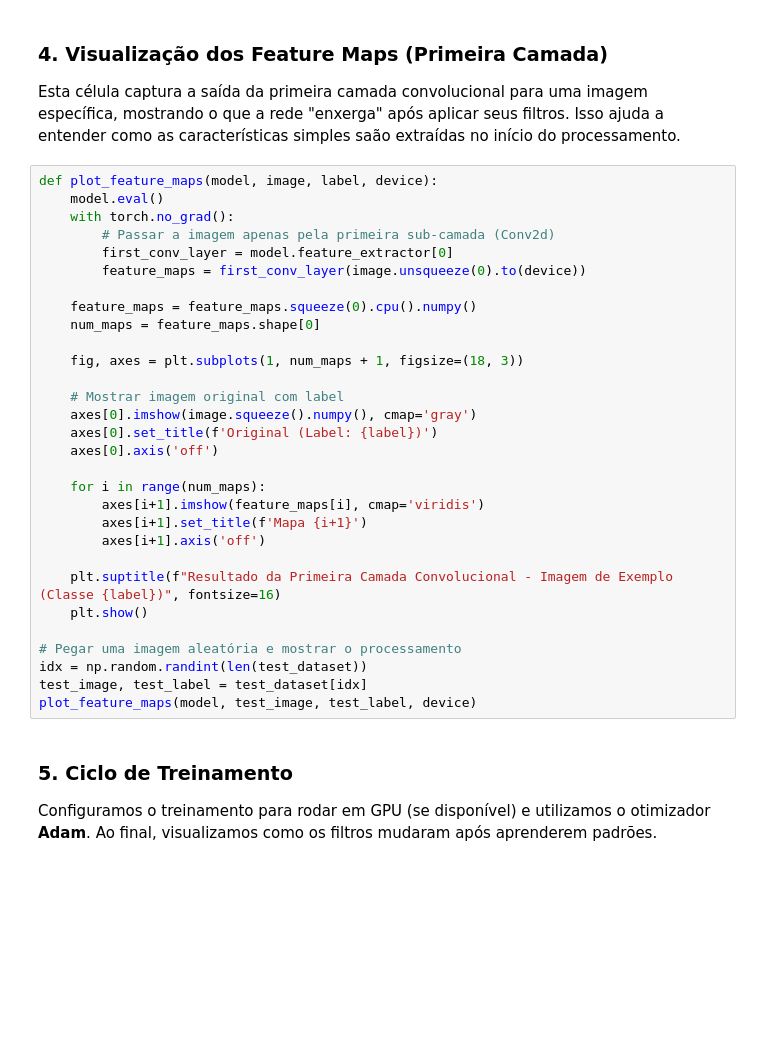
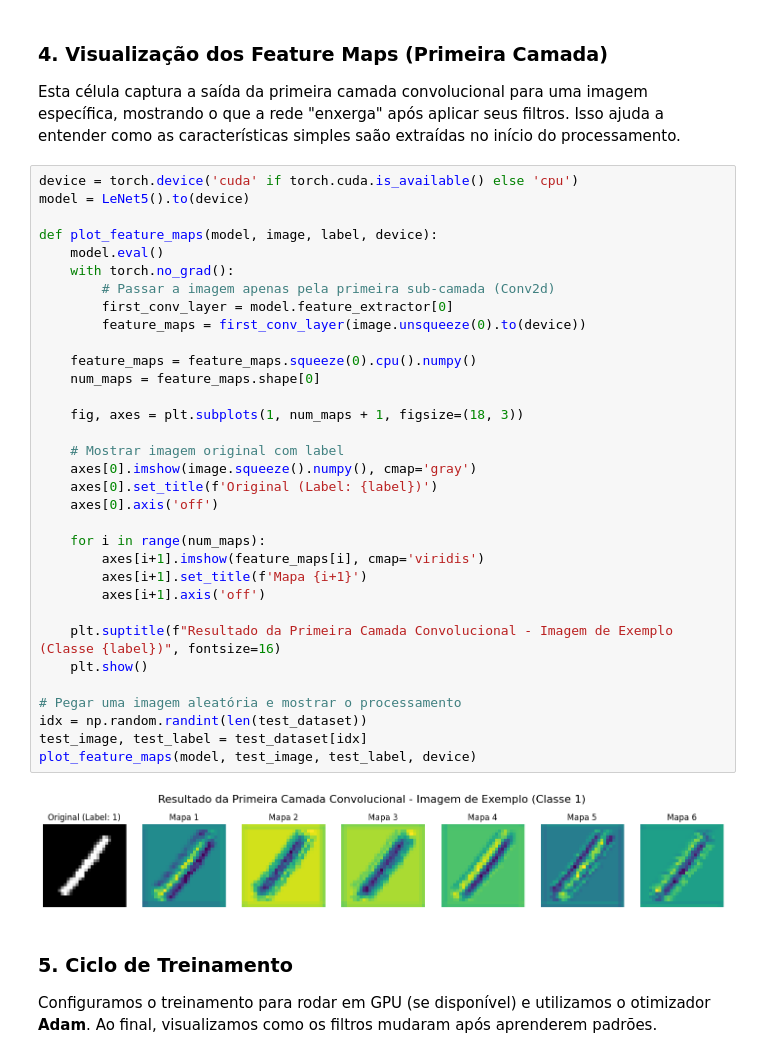
Before and after one commit to passamanii/computer-vision, a Jupyter notebook: basic-number-cnn/LeNet5_Architecture.ipynb, the cells around one changed output. Cells and saved outputs as stored; diff of their text form; blank space fills up the shorter version.

```diff
--- a/LeNet5_Architecture.ipynb
+++ b/basic-number-cnn/LeNet5_Architecture.ipynb
@@ -95,35 +98,40 @@ def show_mnist_examples(dataset, num_images=10):
 
 Esta célula captura a saída da primeira camada convolucional para uma imagem específica, mostrando o que a rede "enxerga" após aplicar seus filtros. Isso ajuda a entender como as características simples saão extraídas no início do processamento.
 # %%
+device = torch.device('cuda' if torch.cuda.is_available() else 'cpu')
+model = LeNet5().to(device)
+
 def plot_feature_maps(model, image, label, device):
     model.eval()
     with torch.no_grad():
         # Passar a imagem apenas pela primeira sub-camada (Conv2d)
         first_conv_layer = model.feature_extractor[0]
         feature_maps = first_conv_layer(image.unsqueeze(0).to(device))
 
     feature_maps = feature_maps.squeeze(0).cpu().numpy()
     num_maps = feature_maps.shape[0]
 
     fig, axes = plt.subplots(1, num_maps + 1, figsize=(18, 3))
 
     # Mostrar imagem original com label
     axes[0].imshow(image.squeeze().numpy(), cmap='gray')
     axes[0].set_title(f'Original (Label: {label})')
     axes[0].axis('off')
 
     for i in range(num_maps):
         axes[i+1].imshow(feature_maps[i], cmap='viridis')
         axes[i+1].set_title(f'Mapa {i+1}')
         axes[i+1].axis('off')
 
     plt.suptitle(f"Resultado da Primeira Camada Convolucional - Imagem de Exemplo (Classe {label})", fontsize=16)
     plt.show()
 
 # Pegar uma imagem aleatória e mostrar o processamento
 idx = np.random.randint(len(test_dataset))
 test_image, test_label = test_dataset[idx]
 plot_feature_maps(model, test_image, test_label, device)
+# %% [output]
+[figure, added]
 # %% [markdown]
 ### 5. Ciclo de Treinamento
 
```
Also changed, not shown: parts of 2 cells of this notebook, 15 other files.
